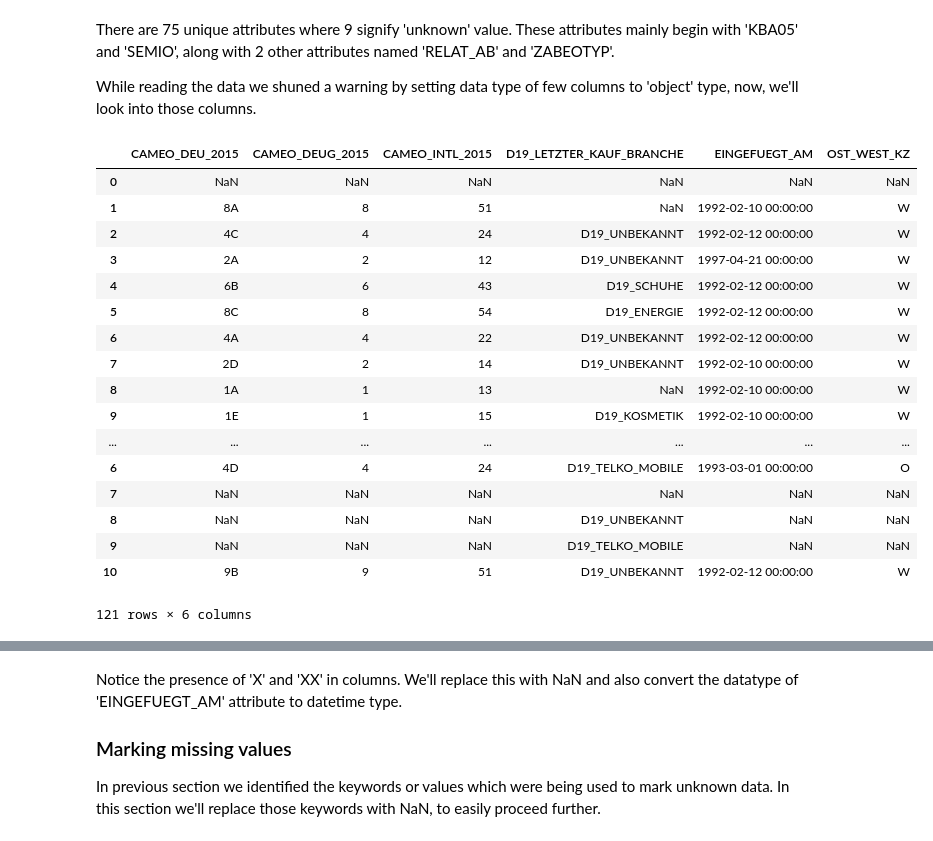
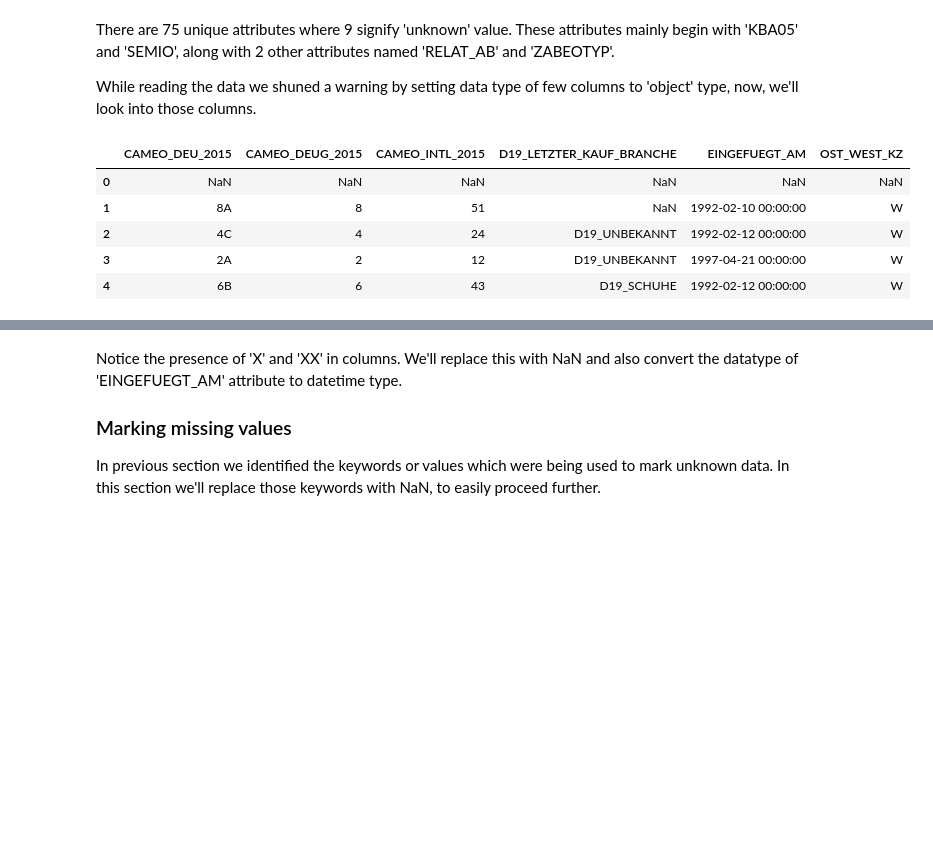
Before and after one commit to itirkaa/Arvato-Customer-Segmentation, a Jupyter notebook: 1_Data_Exploration.ipynb, the cells around one changed output, grey strips where cells are left out. Drawn from its saved outputs; the diff is of its cells as text; code cells hidden in the pictures; blank space fills up the shorter version.

```diff
--- a/1_Data_Exploration.ipynb
+++ b/1_Data_Exploration.ipynb
@@ -53,10 +53,10 @@ def read_data(path='Data'):
             'CAMEO_INTL_2015': 'object'}
 
     # Reading csv files and removing any completely empty rows or columns
-    azdias = dd.read_csv(os.path.join(path, 'Udacity_AZDIAS_052018.csv'), sep=';', dtype=dtypes)
-    customers = dd.read_csv(os.path.join(path, 'Udacity_CUSTOMERS_052018.csv'), sep=';', dtype=dtypes)
-    train = dd.read_csv(os.path.join(path, 'Udacity_MAILOUT_052018_TRAIN.csv'), sep=';', low_memory=False)
-    test = dd.read_csv(os.path.join(path, 'Udacity_MAILOUT_052018_TEST.csv'), sep=';', low_memory=False)
+    azdias = pd.read_csv(os.path.join(path, 'Udacity_AZDIAS_052018.csv'), sep=';', dtype=dtypes)
+    customers = pd.read_csv(os.path.join(path, 'Udacity_CUSTOMERS_052018.csv'), sep=';', dtype=dtypes)
+    train = pd.read_csv(os.path.join(path, 'Udacity_MAILOUT_052018_TRAIN.csv'), sep=';', low_memory=False)
+    test = pd.read_csv(os.path.join(path, 'Udacity_MAILOUT_052018_TEST.csv'), sep=';', low_memory=False)
 
     attributes = pd.read_excel(os.path.join(path, 'DIAS Attributes - Values 2017.xlsx'), header=1).dropna(how='all', axis=1)
     information = pd.read_excel(os.path.join(path, 'DIAS Information Levels - Attributes 2017.xlsx'), header=1).dropna(how='all', axis=1)
@@ -221,23 +255,11 @@ There are 75 unique attributes where 9 signify 'unknown' value. These attributes
 
 While reading the data we shuned a warning by setting data type of few columns to 'object' type, now, we'll look into those columns.
 # %%
-azdias.loc[:10,azdias.dtypes == 'object'].compute()
+azdias.loc[:,azdias.dtypes == 'object'].head()
 # %% [output]
 |  | CAMEO_DEU_2015 | CAMEO_DEUG_2015 | CAMEO_INTL_2015 | D19_LETZTER_KAUF_BRANCHE | EINGEFUEGT_AM | OST_WEST_KZ |
 | 0 | NaN | NaN | NaN | NaN | NaN | NaN |
 | 1 | 8A | 8 | 51 | NaN | 1992-02-10 00:00:00 | W |
 | 2 | 4C | 4 | 24 | D19_UNBEKANNT | 1992-02-12 00:00:00 | W |
 | 3 | 2A | 2 | 12 | D19_UNBEKANNT | 1997-04-21 00:00:00 | W |
 | 4 | 6B | 6 | 43 | D19_SCHUHE | 1992-02-12 00:00:00 | W |
-| 5 | 8C | 8 | 54 | D19_ENERGIE | 1992-02-12 00:00:00 | W |
-| 6 | 4A | 4 | 22 | D19_UNBEKANNT | 1992-02-12 00:00:00 | W |
-| 7 | 2D | 2 | 14 | D19_UNBEKANNT | 1992-02-10 00:00:00 | W |
-| 8 | 1A | 1 | 13 | NaN | 1992-02-10 00:00:00 | W |
-| 9 | 1E | 1 | 15 | D19_KOSMETIK | 1992-02-10 00:00:00 | W |
-| ... | ... | ... | ... | ... | ... | ... |
-| 6 | 4D | 4 | 24 | D19_TELKO_MOBILE | 1993-03-01 00:00:00 | O |
-| 7 | NaN | NaN | NaN | NaN | NaN | NaN |
-| 8 | NaN | NaN | NaN | D19_UNBEKANNT | NaN | NaN |
-| 9 | NaN | NaN | NaN | D19_TELKO_MOBILE | NaN | NaN |
-| 10 | 9B | 9 | 51 | D19_UNBEKANNT | 1992-02-12 00:00:00 | W |
-121 rows × 6 columns
```
Also changed, not shown: parts of 39 cells of this notebook.
